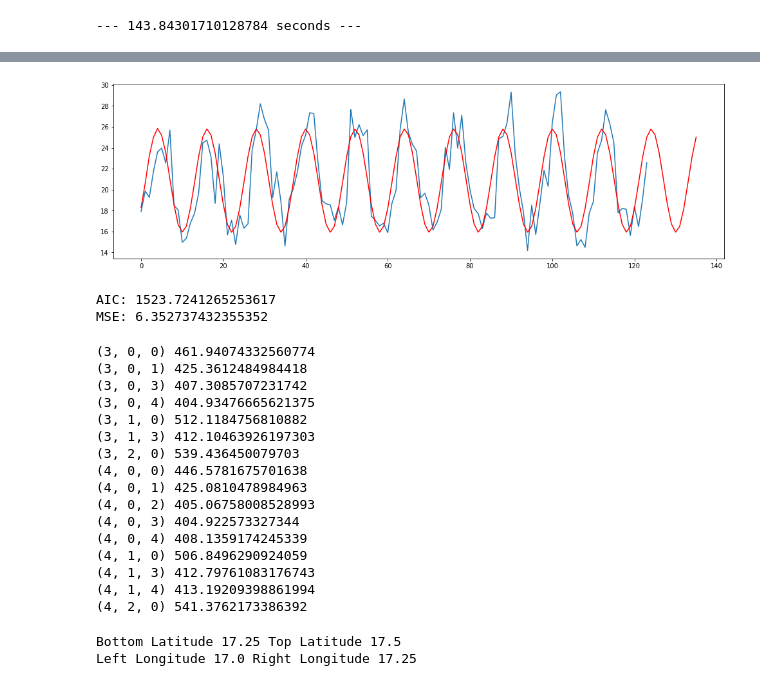
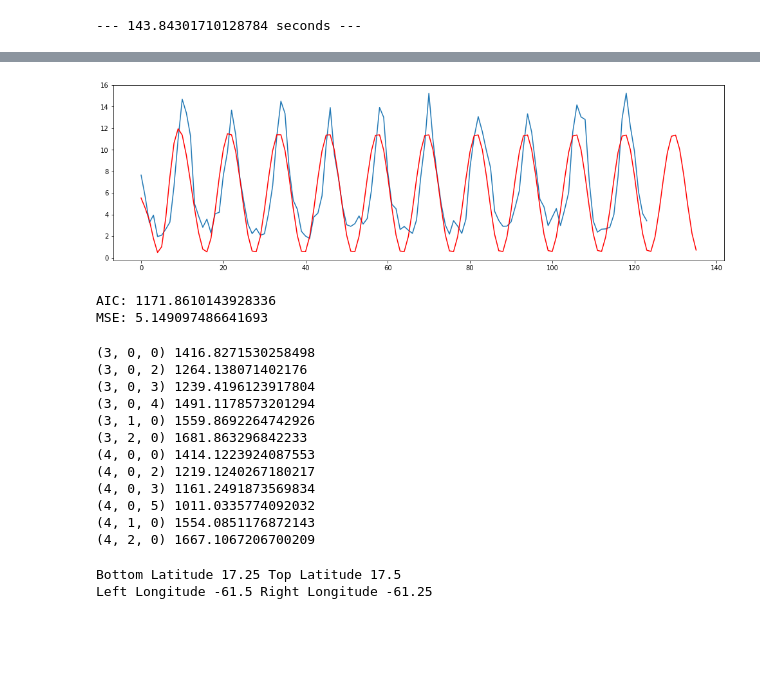
Before and after one commit to gustavomarinovando/temp_prediction, a Jupyter notebook: prediction.ipynb, the cells around one changed output, grey strips where cells are left out. Drawn from its saved outputs; the diff is of its cells as text; code cells hidden in the pictures; blank space fills up the shorter version.

```diff
--- a/prediction.ipynb
+++ b/prediction.ipynb
@@ -64,12 +66,12 @@ def arima_model(data, numpr):
     train_size = int(0.75*len(data))
     train = X[0:train_size]
     test = X[train_size - 1:]
-    model_arima = ARIMA(train, order=(3,0,4))
+    model_arima = ARIMA(train, order=(4,0,3))
     model_arima_fit = model_arima.fit()
     aic = model_arima_fit.aic
     predictions = model_arima_fit.forecast(steps=(actual_size - train_size + 1 + numpr))[0]
     mse = mean_squared_error(test, predictions[0:len(test)])
-    return predictions, test, aic, mse
+    return predictions, train, test, aic, mse
 # %% [markdown]
 ## Data Loading
 # %%
@@ -112,17 +114,18 @@ At position: -35.75 166.25
 # %%
 arima_func = arima_model(tcwv_values, 12)
 predictions = arima_func[0]
-test = arima_func[1]
-aic = arima_func[2]
-mse = arima_func[3]
+train = arima_func[1]
+test = arima_func[2]
+aic = arima_func[3]
+mse = arima_func[4]
 str_i = 'AIC: ' + str(aic) + '\nMSE: ' + str(mse)
 
 plt.plot(test)
 plt.plot(predictions, 'r')
 plt.show()
 
 print(str_i)
 # %% [output]
-[figure, old version]
+[figure, new version]
-AIC: 1523.7241265253617
-MSE: 6.352737432355352
+AIC: 1171.8610143928336
+MSE: 5.149097486641693
@@ -140,39 +132,31 @@ print(' AIC:', aic, '\n', 'MSE:', mse)
 # %%
-import itertools
-import warnings
-
-train = test[0:394]
-
+# p=range(2,6)
 p=range(3,5)
-q=range(0,5)
 d=range(0,3)
+q=range(0,6)
 pdq = list(itertools.product(p, d, q))
 
 warnings.filterwarnings('ignore')
 for param in pdq:
     try:
-        model_arima = ARIMA(train, order=param)
+        model_arima = ARIMA(train, order = param)
         model_arima_fit = model_arima.fit()
         print(param, model_arima_fit.aic)
     except:
         continue
 # %% [output]
-(3, 0, 0) 461.94074332560774
-(3, 0, 1) 425.3612484984418
-(3, 0, 3) 407.3085707231742
-(3, 0, 4) 404.93476665621375
-(3, 1, 0) 512.1184756810882
-(3, 1, 3) 412.10463926197303
-(3, 2, 0) 539.436450079703
-(4, 0, 0) 446.5781675701638
-(4, 0, 1) 425.0810478984963
-(4, 0, 2) 405.06758008528993
-(4, 0, 3) 404.922573327344
-(4, 0, 4) 408.1359174245339
-(4, 1, 0) 506.8496290924059
-(4, 1, 3) 412.79761083176743
-(4, 1, 4) 413.19209398861994
-(4, 2, 0) 541.3762173386392
+(3, 0, 0) 1416.8271530258498
+(3, 0, 2) 1264.138071402176
+(3, 0, 3) 1239.4196123917804
+(3, 0, 4) 1491.1178573201294
+(3, 1, 0) 1559.8692264742926
+(3, 2, 0) 1681.863296842233
+(4, 0, 0) 1414.1223924087553
+(4, 0, 2) 1219.1240267180217
+(4, 0, 3) 1161.2491873569834
+(4, 0, 5) 1011.0335774092032
+(4, 1, 0) 1554.0851176872143
+(4, 2, 0) 1667.1067206700209
 # %%
 def find_lat(lat_list, any_lat, step):
     lat = min(lat_list, key=lambda x: abs(x - any_lat))
@@ -195,10 +179,10 @@ def find_lon(lon_list, any_lon, step):
         lon_l = lon
     return lon_l - 180, lon_r - 180
 
-clo_lat = find_lat(lat_list, 17.36, step)
-clo_lon = find_lon(lon_list, 17.17, step)
-print('Bottom Latitude', clo_lat[0], 'Top Latitude', clo_lat[1])
-print('Left Longitude', clo_lon[0], 'Right Longitude', clo_lon[1])
+cv_lat = find_lat(lat_list, 17.36, step)
+cv_lon = find_lon(lon_list, -61.29, step)
+print('Bottom Latitude', cv_lat[0], 'Top Latitude', cv_lat[1])
+print('Left Longitude', cv_lon[0], 'Right Longitude', cv_lon[1])
 # %% [output]
 Bottom Latitude 17.25 Top Latitude 17.5
-Left Longitude 17.0 Right Longitude 17.25
+Left Longitude -61.5 Right Longitude -61.25
```
Also changed, not shown: parts of 4 cells of this notebook.
